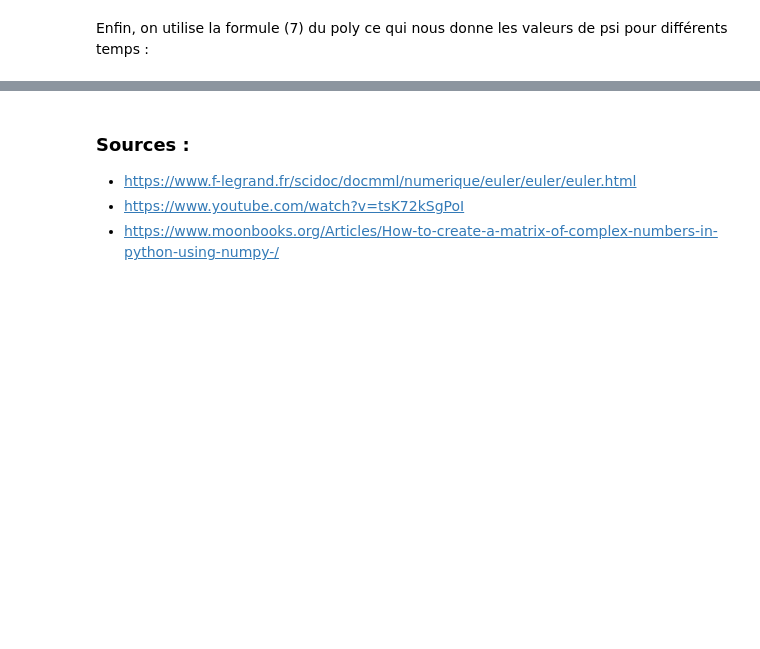
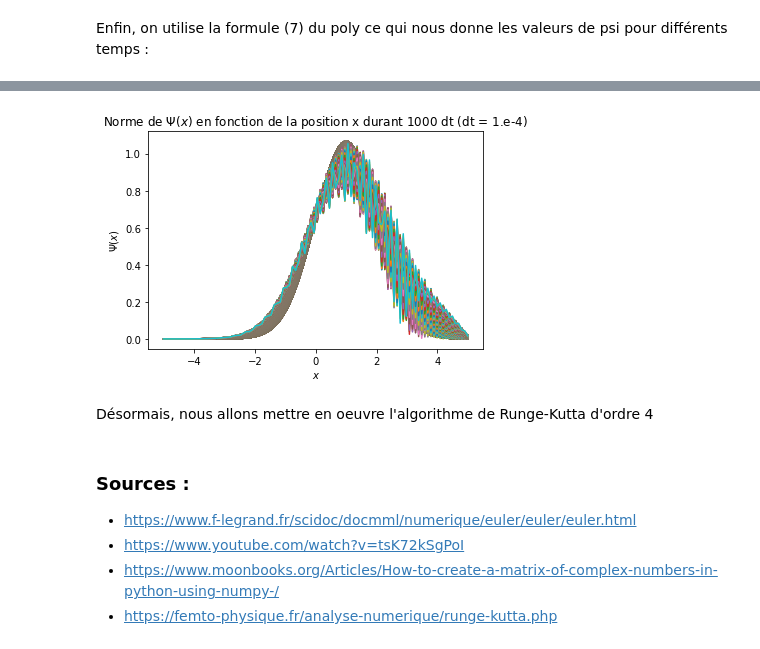
Before and after one commit to lucasboistay/shrodinger_simulation, a Jupyter notebook: evo_temp.ipynb, the cells around one changed output, grey strips where cells are left out. Drawn from its saved outputs; the diff is of its cells as text; code cells hidden in the pictures; blank space fills up the shorter version.

```diff
--- a/evo_temp.ipynb
+++ b/evo_temp.ipynb
@@ -158,5 +177,13 @@ get_graph(np.abs(psi),"evo_temp_etat")
+# %%
+pass_time(psi,H)
+get_graph(psi,"euler_temp_gaussienne",1000)
+# %% [output]
+[figure, added]
+# %% [markdown]
+Désormais, nous allons mettre en oeuvre l'algorithme de Runge-Kutta d'ordre 4
 # %% [markdown]
 ### Sources :
  - https://www.f-legrand.fr/scidoc/docmml/numerique/euler/euler/euler.html
  - https://www.youtube.com/watch?v=tsK72kSgPoI
  - https://www.moonbooks.org/Articles/How-to-create-a-matrix-of-complex-numbers-in-python-using-numpy-/
+ - https://femto-physique.fr/analyse-numerique/runge-kutta.php
```
Also changed, not shown: parts of 4 cells of this notebook, 14 other files.
